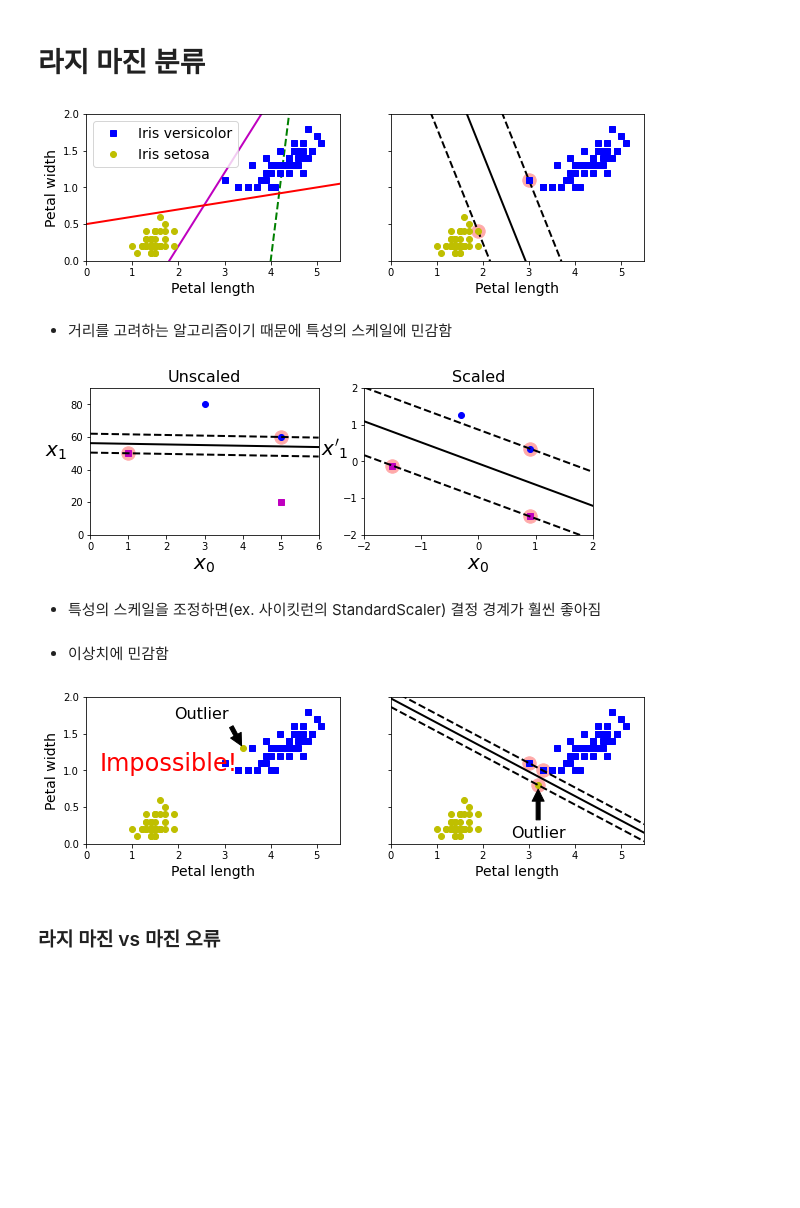
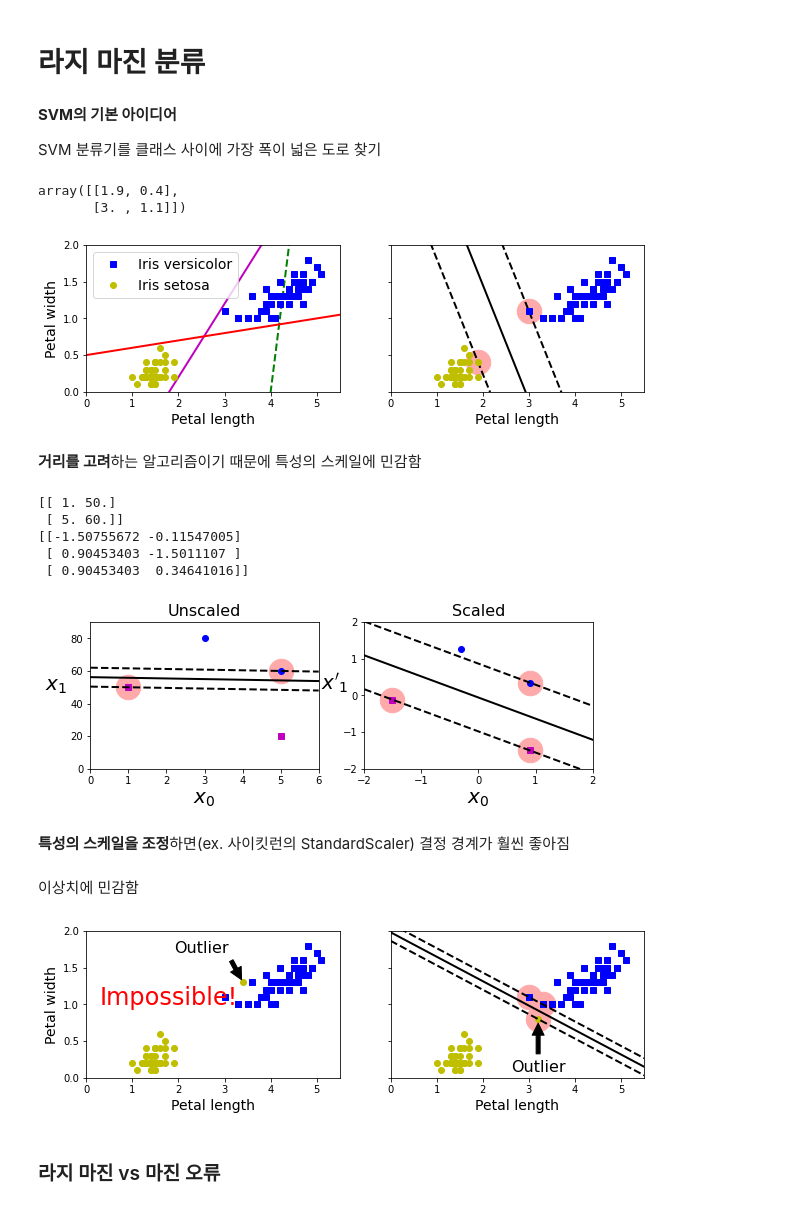
Before and after one commit to mg4432/HandsOn-ML, a Jupyter notebook: SVM.ipynb, the cells around one changed output. Cells and saved outputs as stored; diff of their text form; code cells hidden in the pictures; blank space fills up the shorter version.

```diff
--- a/SVM.ipynb
+++ b/SVM.ipynb
@@ -25,6 +26,15 @@ svm_clf.fit(X,y)
 SVC(C=inf, kernel='linear')
 # %% [markdown]
 # 라지 마진 분류
+# %% [markdown]
+**SVM의 기본 아이디어**
+
+SVM 분류기를 클래스 사이에 가장 폭이 넓은 도로 찾기
+# %%
+svm_clf.support_vectors_
+# %% [output]
+array([[1.9, 0.4],
+       [3. , 1.1]])
 # %%
 # 나쁜 모델
 x0 = np.linspace(0, 5.5, 200)
@@ -47,42 +57,43 @@ def plot_svc_decision_boundary(svm_clf, xmin, xmax):
 
     # 두 클래스의 경계 사이가 가장 넓은 폭을 갖도록 하는 알고리즘 --> 서포트 벡터(샘플)
     svs = svm_clf.support_vectors_
-    plt.scatter(svs[:, 0], svs[:, 1], s=180, facecolors='#FFAAAA')
+    plt.scatter(svs[:, 0], svs[:, 1], s=600, facecolors='#FFAAAA')
     plt.plot(x0, decision_boundary, "k-", linewidth=2)
     plt.plot(x0, gutter_up, "k--", linewidth=2)
     plt.plot(x0, gutter_down, "k--", linewidth=2)
 
 fig, axes = plt.subplots(ncols=2, figsize=(10,2.7), sharey=True)
 
 plt.sca(axes[0])
 plt.plot(x0, pred_1, "g--", linewidth=2)
 plt.plot(x0, pred_2, "m-", linewidth=2)
 plt.plot(x0, pred_3, "r-", linewidth=2)
 plt.plot(X[:, 0][y==1], X[:, 1][y==1], "bs", label="Iris versicolor")
 plt.plot(X[:, 0][y==0], X[:, 1][y==0], "yo", label="Iris setosa")
 plt.xlabel("Petal length", fontsize=14)
 plt.ylabel("Petal width", fontsize=14)
 plt.legend(loc="upper left", fontsize=14)
 plt.axis([0, 5.5, 0, 2])
 
 plt.sca(axes[1])
 plot_svc_decision_boundary(svm_clf, 0, 5.5)
 plt.plot(X[:, 0][y==1], X[:, 1][y==1], "bs")
 plt.plot(X[:, 0][y==0], X[:, 1][y==0], "yo")
 plt.xlabel("Petal length", fontsize=14)
 plt.axis([0, 5.5, 0, 2])
 
 plt.savefig("large_margin_classification_plot")
 plt.show()
 # %% [output]
-[figure, old version]
+[figure, new version]
 # %% [markdown]
-- 거리를 고려하는 알고리즘이기 때문에 특성의 스케일에 민감함
+**거리를 고려**하는 알고리즘이기 때문에 특성의 스케일에 민감함
 # %%
 Xs = np.array([[1, 50], [5, 20], [3, 80], [5, 60]]).astype(np.float64)
 ys = np.array([0, 0, 1, 1])
 svm_clf = SVC(kernel="linear", C=100)
 svm_clf.fit(Xs, ys)
+print(svm_clf.support_vectors_)
 
 plt.figure(figsize=(9,2.7))
 plt.subplot(121)
@@ -98,6 +109,7 @@ from sklearn.preprocessing import StandardScaler
 scaler = StandardScaler()
 X_scaled = scaler.fit_transform(Xs)
 svm_clf.fit(X_scaled, ys)
+print(svm_clf.support_vectors_)
 
 plt.subplot(122)
 plt.plot(X_scaled[:, 0][ys==1], X_scaled[:, 1][ys==1], "bo")
@@ -110,11 +122,16 @@ plt.axis([-2, 2, -2, 2])
 
 plt.savefig("sensitivity_to_feature_scales_plot")
 # %% [output]
+[[ 1. 50.]
+ [ 5. 60.]]
+[[-1.50755672 -0.11547005]
+ [ 0.90453403 -1.5011107 ]
+ [ 0.90453403  0.34641016]]
-[figure, old version]
+[figure, new version]
 # %% [markdown]
-- 특성의 스케일을 조정하면(ex. 사이킷런의 StandardScaler) 결정 경계가 훨씬 좋아짐
+**특성의 스케일을 조정**하면(ex. 사이킷런의 StandardScaler) 결정 경계가 훨씬 좋아짐
-# %% [markdown]
-- 이상치에 민감함
+# %% [markdown]
+이상치에 민감함
 # %%
 X_outliers = np.array([[3.4, 1.3], [3.2, 0.8]])
 y_outliers = np.array([0, 0])
@@ -160,7 +177,7 @@ plt.axis([0, 5.5, 0, 2])
 plt.savefig("sensitivity_to_outliers_plot")
 plt.show()
 # %% [output]
-[figure, old version]
+[figure, new version]
 # %% [markdown]
 ### 라지 마진 vs 마진 오류
 # %%
```
Also changed, not shown: parts of 1 cell of this notebook.
